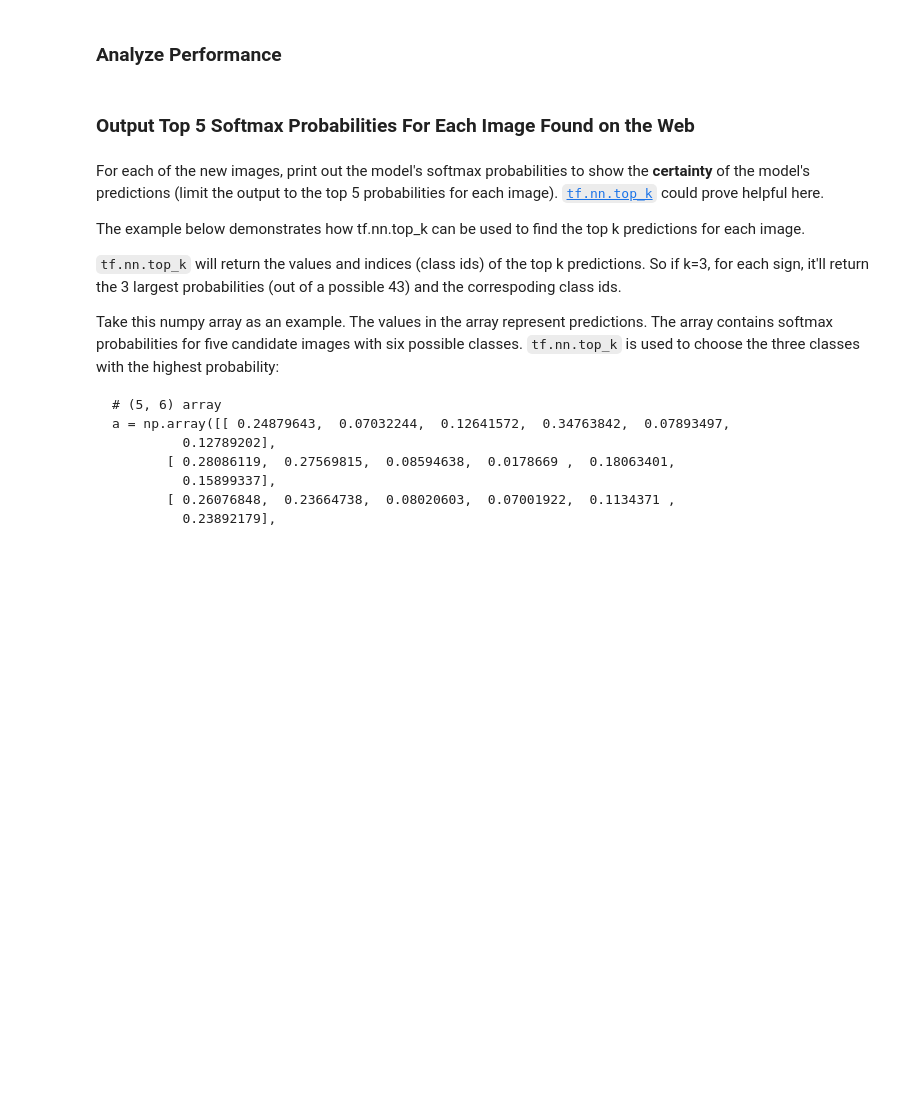
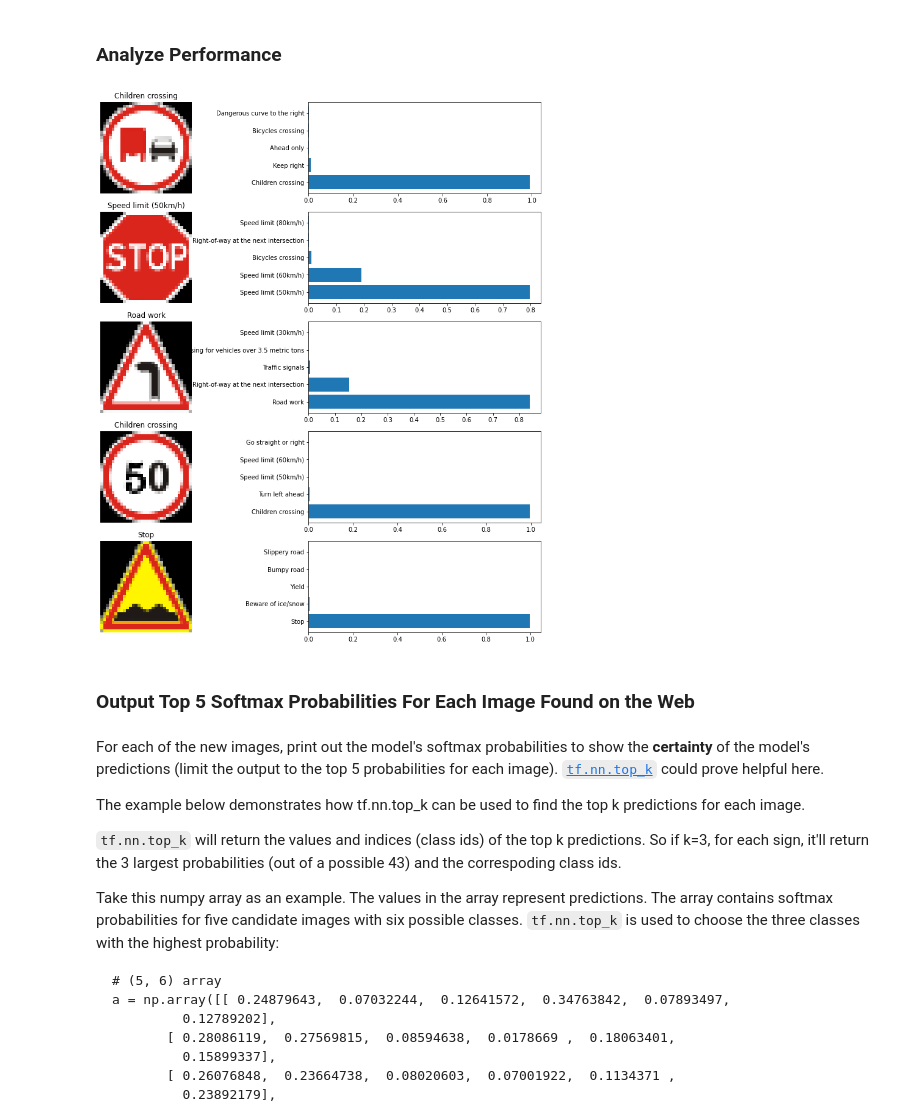
Before and after one commit to ruyi-tsai/CarND-Traffic-Sign-Classifier-Project, a Jupyter notebook: Traffic_Sign_Classifier.ipynb, the cells around one changed output. Drawn from its saved outputs; the diff is of its cells as text; code cells hidden in the pictures; blank space fills up the shorter version.

```diff
--- a/Traffic_Sign_Classifier.ipynb
+++ b/Traffic_Sign_Classifier.ipynb
@@ -356,6 +396,20 @@ display(img0,img1,img2,img3,img4)
 # %%
 ### Calculate the accuracy for these 5 new images.
 ### For example, if the model predicted 1 out of 5 signs correctly, it's 20% accurate on these new images.
+plt.figure(figsize=(15, 16))
+new_test_images_len=len(new_test_images)
+for i in range(new_test_images_len):
+    plt.subplot(new_test_images_len, 2, 2*i+1)
+    plt.imshow(new_test_images[i])
+    plt.title(signs[y_pred[i][0]])
+    plt.axis('off')
+    plt.subplot(new_test_images_len, 2, 2*i+2)
+    plt.barh(np.arange(1, 6, 1), y_prob[i, :])
+    labels = [signs[j] for j in y_pred[i]]
+    plt.yticks(np.arange(1, 6, 1), labels)
+plt.show()
+# %% [output]
+[figure, added]
 # %% [markdown]
 ### Output Top 5 Softmax Probabilities For Each Image Found on the Web
 # %% [markdown]
```
Also changed, not shown: parts of 8 cells of this notebook, 5 other files.
